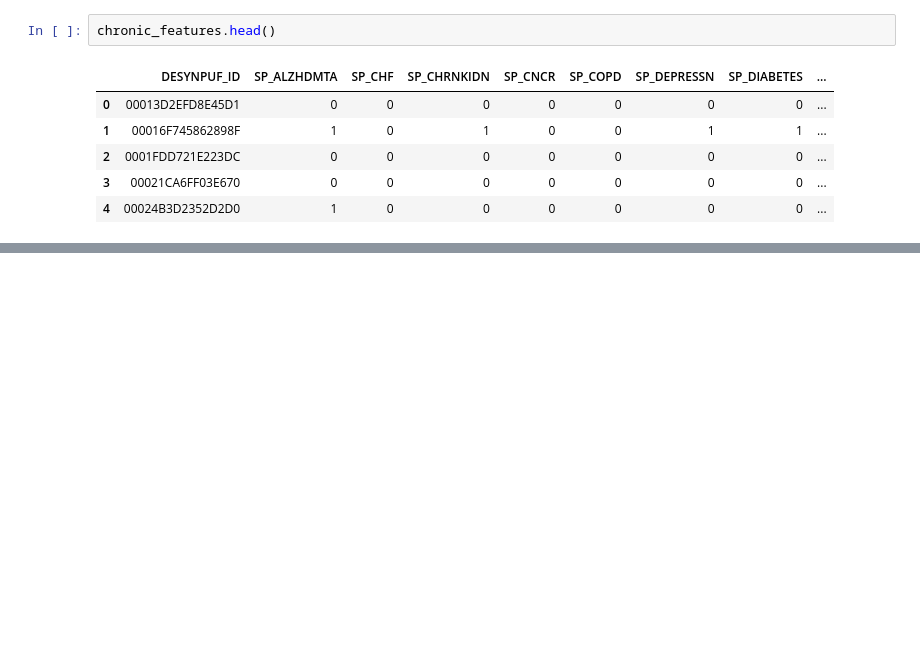
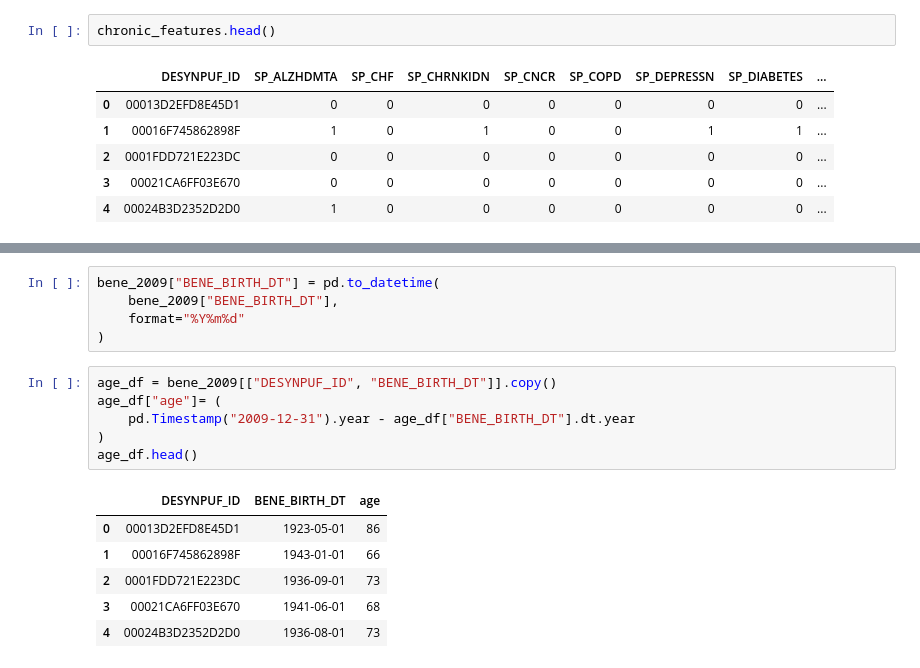
Before and after one commit to Mihira20/PCP-disengagement-risk-scorer, a Jupyter notebook: notebooks/01_EDA.ipynb, the cells around one changed output, grey strips where cells are left out. Saved outputs shown, nothing was run; the diff lists cells and outputs as text; blank space fills up the shorter version.

```diff
--- a/notebooks/01_EDA.ipynb
+++ b/notebooks/01_EDA.ipynb
@@ -288,0 +427,18 @@ chronic_features.head()
+# %%
+bene_2009["BENE_BIRTH_DT"] = pd.to_datetime(
+    bene_2009["BENE_BIRTH_DT"],
+    format="%Y%m%d"
+)
+# %%
+age_df = bene_2009[["DESYNPUF_ID", "BENE_BIRTH_DT"]].copy()
+age_df["age"]= (
+    pd.Timestamp("2009-12-31").year - age_df["BENE_BIRTH_DT"].dt.year
+)
+age_df.head()
+# %% [output]
+|  | DESYNPUF_ID | BENE_BIRTH_DT | age |
+| 0 | 00013D2EFD8E45D1 | 1923-05-01 | 86 |
+| 1 | 00016F745862898F | 1943-01-01 | 66 |
+| 2 | 0001FDD721E223DC | 1936-09-01 | 73 |
+| 3 | 00021CA6FF03E670 | 1941-06-01 | 68 |
+| 4 | 00024B3D2352D2D0 | 1936-08-01 | 73 |
```
Also changed, not shown: parts of 20 cells of this notebook.
